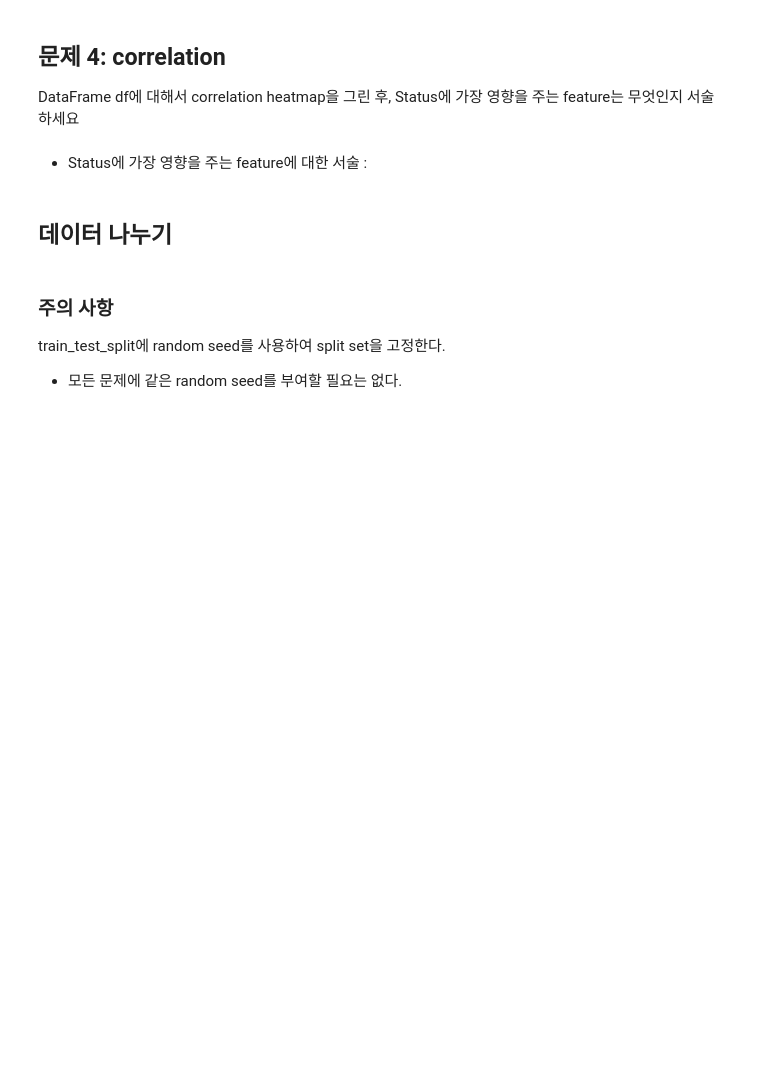
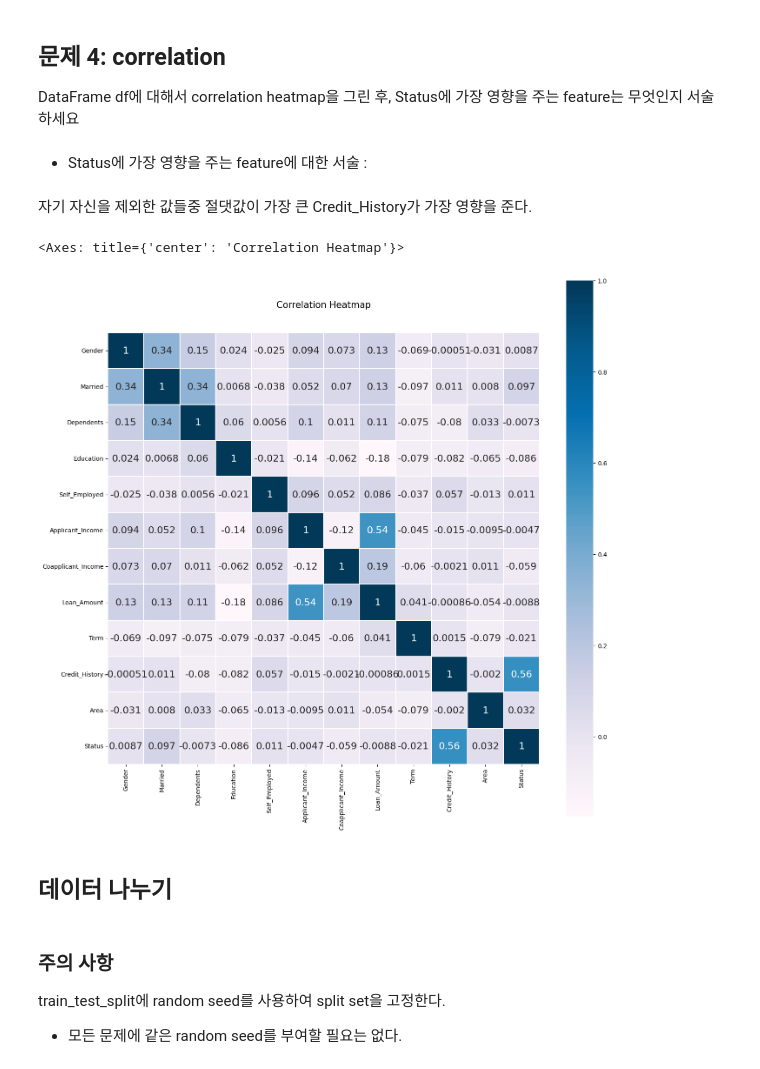
Before and after one commit to hyunjae97/2023S-Ajou-ML, a Jupyter notebook: HW2.ipynb, the cells around one changed output. Saved outputs shown, nothing was run; the diff lists cells and outputs as text; code cells hidden in the pictures; blank space fills up the shorter version.

```diff
--- a/HW2.ipynb
+++ b/HW2.ipynb
@@ -30,4 +41,4 @@ import seaborn as sns
 # %%
-df = pd.read_csv('./train.csv') # 제공된 train.csv 사용 # 환경에 맞게 path 조절 가능
+df = pd.read_csv('./train(1).csv')
 # %%
 df.head()
@@ -125,15 +303,18 @@ class Knn_imputer():
          # 코드 시작과 코드 끝 라인을 삭제하지 마세요.
         ################ 코드 시작  #####################
 
+        d = sorted(distance.items(),key=lambda x:x[1]) #정렬(오름차순)
+        labels = [] ### labels 리스트 생성 (k개의 label)
+        for (c1,c2) in d: ### 딕셔너리의 index를 통해 반복문을 사용하여 y값을 labels에 추가
+            labels.append(self.y[c1])
+
+        labels = labels[:self.k] ### labels를 k개로 슬라이싱 = 평균
 
 
-
-
-
-
-
+    return y_pred
         ################ 코드 끝  ######################
         ##############################################
+
 
 
   def dist(self, X, y, feat_name): # feat_name: KNN imputer를 사용하려는 feature 명
@@ -151,11 +332,15 @@ class Knn_imputer():
     # 코드 시작과 코드 끝 라인을 삭제하지 마세요.
     ################ 코드 시작  #####################
 
+          df = X.iloc[i]-y ### 1(값 뺄셈)
+          df = np.power(df,2) ### 2(제곱)
+          df2=df.sum() ### 3(데이터들의 제곱의 합)
+          df2=np.sqrt(df2) ### 4(제곱근 처리)
+          dist_dict[i]=df2 ### 딕셔너리에 값 추가
 
-
+          return dist_dict
     ################ 코드 끝  ######################
     ##############################################
-    return dist_dict
 # %%
 # 아래 숫자는 변경하셔도 상관 없습니다.
 imputer = Knn_imputer(3)
@@ -166,2 +353,8 @@ imputer.predict(df, 'Term')
+# %%
+encoder.fit(df.Term)
+
+labels_Term = encoder.transform(df.Term)
+
+df['Term'] = labels_Term
 # %%
 df.isnull().sum() # 결측치가 채워졌는지 확인
@@ -181,3 +381,20 @@ plt.figure(figsize = (16,16)) # figure 사이즈 조절
+# %% [markdown]
+자기 자신을 제외한 값들중 절댓값이 가장 큰 Credit_History가 가장 영향을 준다.
+# %%
+plt.figure(figsize = (16,16)) # figure 사이즈 조절
+
+## 문제 4 ##
+# 코드 작성
+df.corr()
+
+colormap = plt.cm.PuBu
+plt.title("Correlation Heatmap", y = 1.05, size = 15)
+sns.heatmap(df.astype(float).corr(), linewidths = 0.1, vmax = 1.0,
+           square = True, cmap = colormap, linecolor = "white", annot = True, annot_kws = {"size" : 16})
+############
+# %% [output]
+<Axes: title={'center': 'Correlation Heatmap'}>
+[figure, added]
 # %% [markdown]
 ## 데이터 나누기
 # %% [markdown]
```
Also changed, not shown: parts of 28 cells of this notebook.
